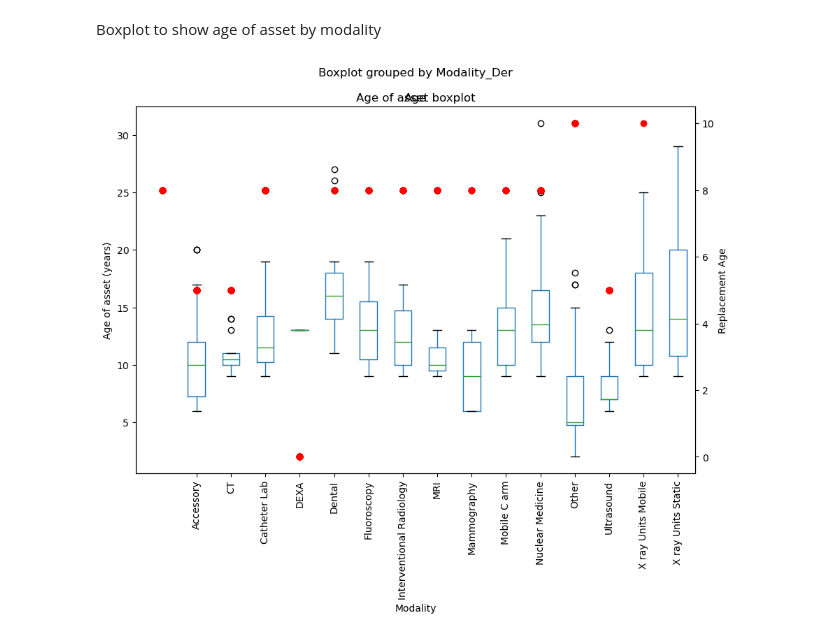
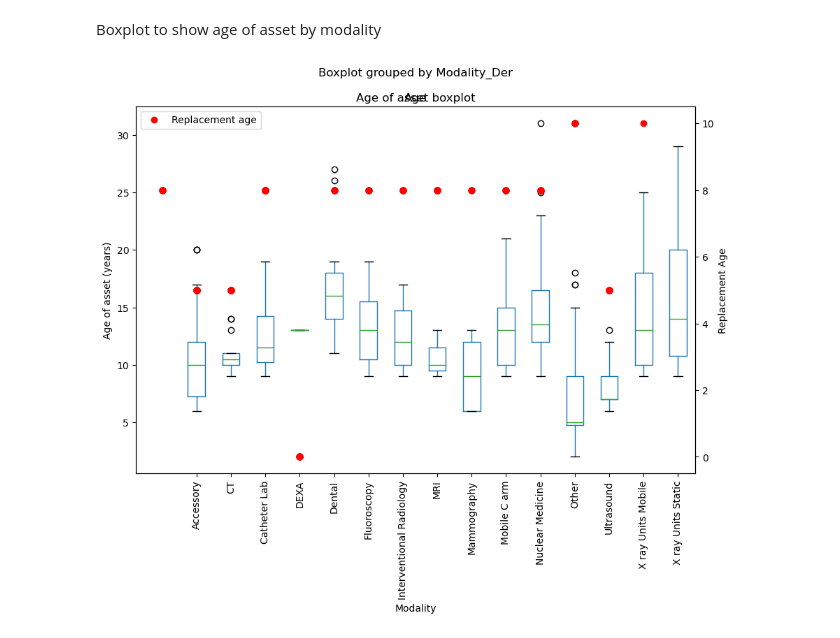
Before and after one commit to martindata999/imaging-assets-replacement, a Jupyter notebook: imaging-asset-replacement.ipynb, the cells around one changed output. Drawn from its saved outputs; the diff is of its cells as text; code cells hidden in the pictures.

Commit message:
Fixed legend issue

```diff
--- a/imaging-asset-replacement.ipynb
+++ b/imaging-asset-replacement.ipynb
@@ -394,28 +394,30 @@ Boxplot to show age of asset by modality
 # %%
 
 
 fig, ax1 = plt.subplots(figsize=(10, 7))
 
 # create plot on primary y-axis for boxplot
 df.boxplot(by='Modality_Der', column=['Age'], ax=ax1)
 
 # remove gridlines
 ax1.grid(False)
 
 # rotate x labels
 plt.xticks(rotation=90)
 
 # create secondary y axis for age of replacement
 ax2 = ax1.twinx()
-ax2.plot(df['Modality_Der'], df['replacement_schedule'], color='r', marker='o', linestyle='')
+ax2.plot(df['Modality_Der'], df['replacement_schedule'], color='r', marker='o',
+         linestyle='', label='Replacement age')
 ax2.set_ylabel('Replacement Age')
 
 # add axis headers and title
 plt.title("Age of asset boxplot")
 ax1.set_xlabel("Modality")
 ax1.set_ylabel("Age of asset (years)")
+ax2.legend()
 
 # show plot
 plt.show()
 # %% [output]
-[figure, old version]
+[figure, new version]
```
